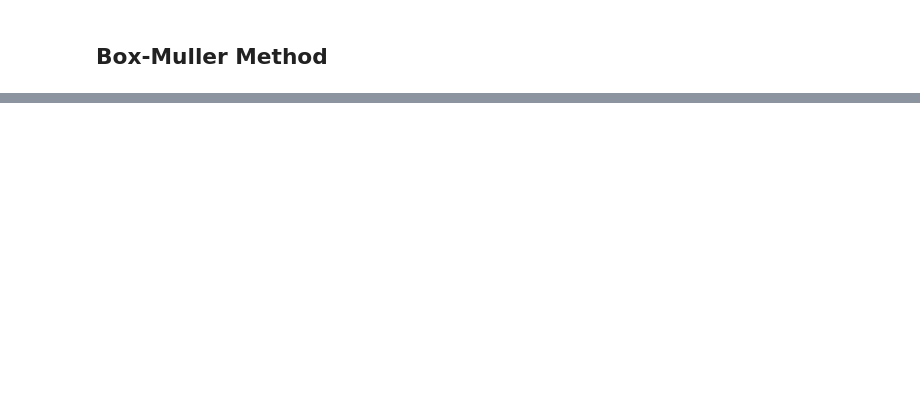
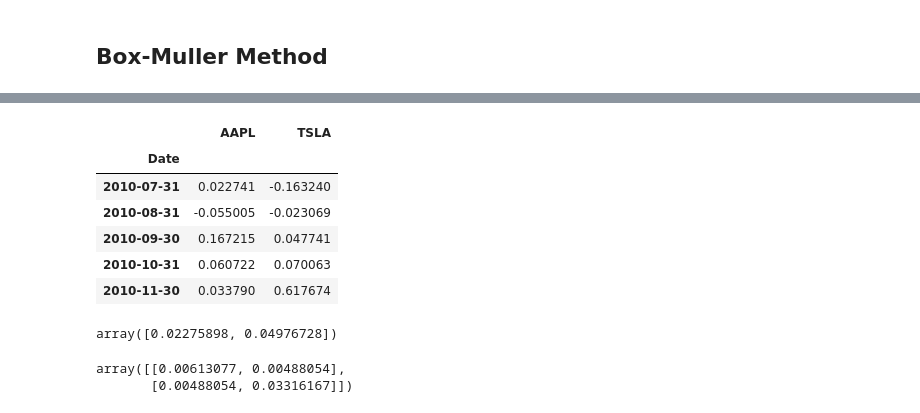
Before and after one commit to MalrangQuant/Simulation_Lecture, a Jupyter notebook: Inverse_Method.ipynb, the cells around one changed output, grey strips where cells are left out. Saved outputs shown, nothing was run; the diff lists cells and outputs as text; code cells hidden in the pictures; blank space fills up the shorter version.

```diff
--- a/Inverse_Method.ipynb
+++ b/Inverse_Method.ipynb
@@ -189,0 +215,20 @@ plt.grid()
+# %%
+df = yf.download(['TSLA', 'AAPL'], progress=False)['Close'].rename(columns={'^GSPC':'S&P500', '^KS11':'KOSPI'}).resample('m').last().pct_change().dropna()['2001-01-01':]
+df.head()
+# %% [output]
+|  | AAPL | TSLA |
+| Date |  |  |
+| 2010-07-31 | 0.022741 | -0.163240 |
+| 2010-08-31 | -0.055005 | -0.023069 |
+| 2010-09-30 | 0.167215 | 0.047741 |
+| 2010-10-31 | 0.060722 | 0.070063 |
+| 2010-11-30 | 0.033790 | 0.617674 |
+# %%
+np.asarray(df.mean())
+# %% [output]
+array([0.02275898, 0.04976728])
+# %%
+np.asarray(df.cov())
+# %% [output]
+array([[0.00613077, 0.00488054],
+       [0.00488054, 0.03316167]])
```
Also changed, not shown: parts of 12 cells of this notebook, 3 other files.
